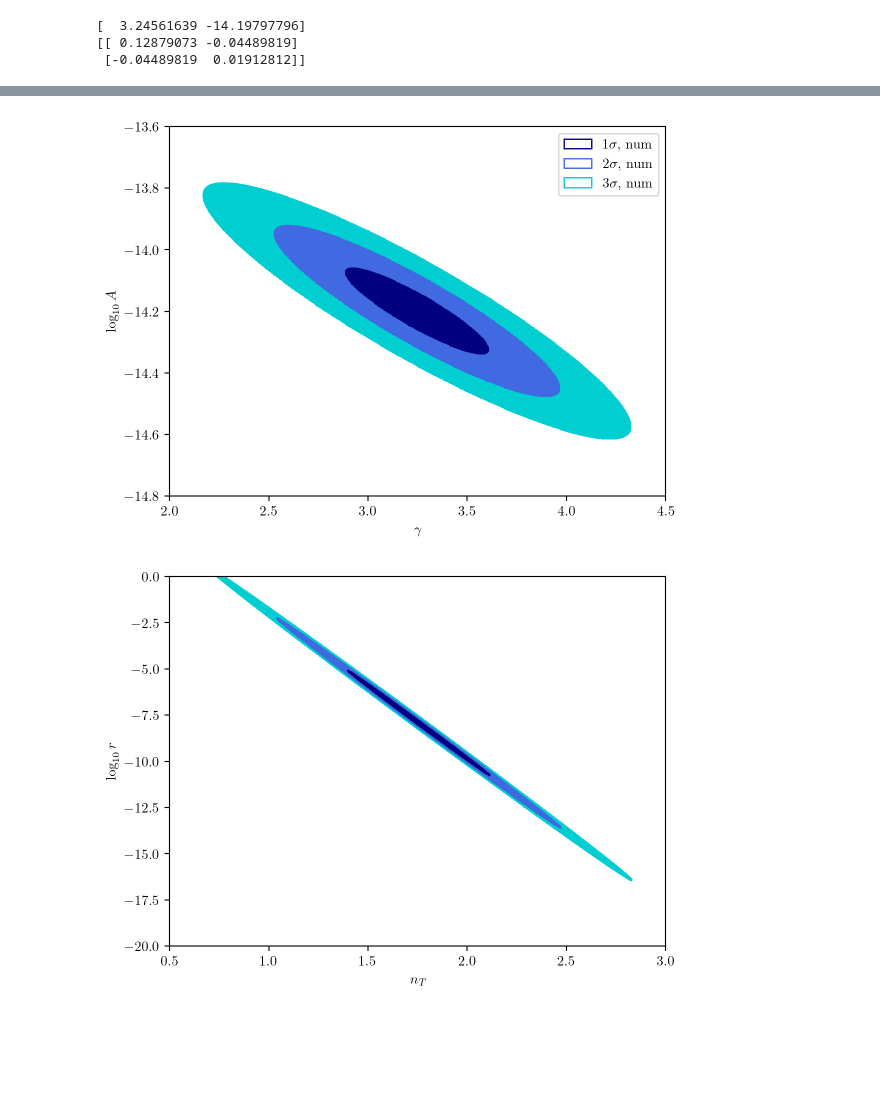
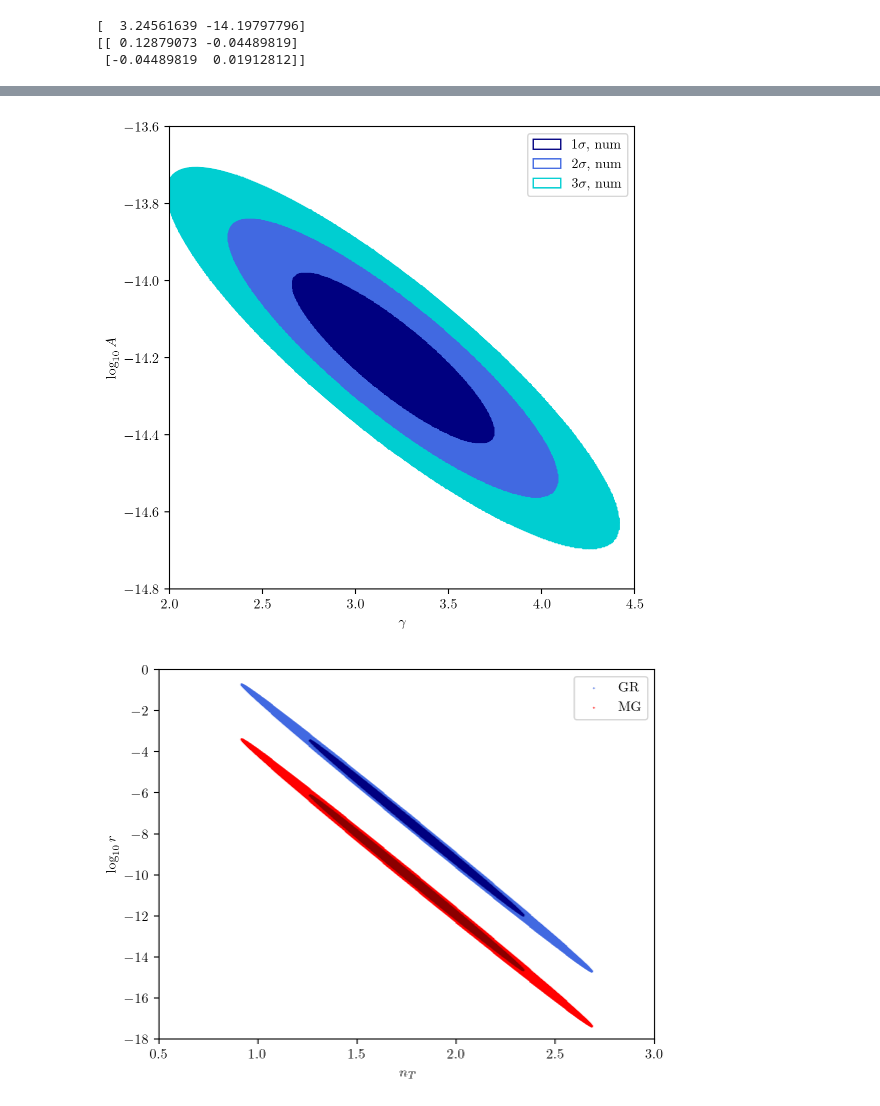
Before and after one commit to V3DK/inflationary-research, a Jupyter notebook: grid_scan.ipynb, the cells around one changed output, grey strips where cells are left out. Cells and saved outputs as stored; diff of their text form; code cells hidden in the pictures; blank space fills up the shorter version.

Commit message:
MCMC sampling code for grid scan

```diff
--- a/grid_scan.ipynb
+++ b/grid_scan.ipynb
@@ -146,8 +170,8 @@ def ellipse_scan(mu, cov, n_std, num_pts):
     pearson = cov[0, 1] / (s_x * s_y)
 
     logA, gamma = np.meshgrid(
-        np.linspace(mu[0] - 3*s_x, mu[0] + 3*s_x, num_pts),
-        np.linspace(mu[1] - 3*s_y, mu[1] + 3*s_y, num_pts))
+        np.linspace(mu[0] - (n_std + 1)*s_x, mu[0] + (n_std + 1)*s_x, num_pts),
+        np.linspace(mu[1] - (n_std + 1)*s_y, mu[1] + (n_std + 1)*s_y, num_pts))
     grid_pairs = list(zip(np.ravel(logA), np.ravel(gamma)))
 
     ellip_pairs = list(filter(lambda pt: ellipse_contains(mu, cov, n_std, pt), grid_pairs))
@@ -165,3 +189,8 @@ cov15 = np.array([[0.127, -0.045], [-0.045, 0.021]])
 [  3.24561639 -14.19797796]
 [[ 0.12879073 -0.04489819]
  [-0.04489819  0.01912812]]
+# %%
+one_val = np.sqrt(-2 * np.log(1 - 0.683))
+two_val = np.sqrt(-2 * np.log(1 - 0.954))
+three_val = np.sqrt(-2 * np.log(1 - 0.997))
+print(one_val, two_val, three_val)
@@ -191,32 +225,37 @@ plt.show()
 # %%
-#grid scan!
+#grid scan
 fig, axs = plt.subplots(1, 1)
 
 dim_pts = 500
 
-mu_curr = mu1
-cov_curr = cov1
+#15 for vagnozzi, 1 for my num
+mu_curr = mu15
+cov_curr = cov15
 
-conf_ellip(mu_curr, cov_curr, axs, 1, edgecolor = 'navy', ls = "-", label = r'$1 \sigma$, num')
-one_pairs = ellipse_scan(mu_curr, cov_curr, 1, dim_pts)
+
+conf_ellip(mu_curr, cov_curr, axs, one_val, edgecolor = 'navy', ls = "-", label = r'$1 \sigma$, num')
+one_pairs = ellipse_scan(mu_curr, cov_curr, one_val, dim_pts)
 axs.scatter(one_pairs[:,0], one_pairs[:,1], s = 0.5, c = 'navy', zorder = 2)
 
-conf_ellip(mu_curr, cov_curr, axs, 2, edgecolor = 'royalblue', ls = "-", label = r'$2 \sigma$, num')
-two_pairs = ellipse_scan(mu_curr, cov_curr, 2, dim_pts)
+conf_ellip(mu_curr, cov_curr, axs, two_val, edgecolor = 'royalblue', ls = "-", label = r'$2 \sigma$, num')
+two_pairs = ellipse_scan(mu_curr, cov_curr, two_val, dim_pts)
 axs.scatter(two_pairs[:,0], two_pairs[:,1], s = 0.5, c = 'royalblue', zorder = 1)
 
-conf_ellip(mu_curr, cov_curr, axs, 3, edgecolor = 'darkturquoise', ls = "-", label = r'$3 \sigma$, num')
-three_pairs = ellipse_scan(mu_curr, cov_curr, 3, dim_pts)
+conf_ellip(mu_curr, cov_curr, axs, three_val, edgecolor = 'darkturquoise', ls = "-", label = r'$3 \sigma$, num')
+three_pairs = ellipse_scan(mu_curr, cov_curr, three_val, dim_pts)
 axs.scatter(three_pairs[:,0], three_pairs[:,1], s = 0.5, c = 'darkturquoise', zorder = 0)
 
 plt.xlabel(r"$\gamma$")
 plt.ylabel(r"$\log_{10} A$")
 
 plt.xlim((2, 4.5))
 plt.ylim((-14.8, -13.6))
 
+fig.set_figwidth(6)
+fig.set_figheight(6)
+
 plt.legend()
 plt.show()
 # %% [output]
-[figure, old version]
+[figure, new version]
 # %%
@@ -236,13 +309,18 @@ three_pairs_infl = np.array([pta_to_infl(pt, s1_GR) for pt in three_pairs])
 # %%
-plt.scatter(one_pairs_infl[:, 0], one_pairs_infl[:, 1], s = 0.1, c = "navy", zorder = 2)
-plt.scatter(two_pairs_infl[:, 0], two_pairs_infl[:, 1], s = 0.1, c = "royalblue", zorder = 1)
-plt.scatter(three_pairs_infl[:, 0], three_pairs_infl[:, 1], s = 0.1, c = "darkturquoise", zorder = 0)
+plt.scatter(GR_one_pairs_infl[:, 0], GR_one_pairs_infl[:, 1], s = 0.1, c = "navy", zorder = 2)
+plt.scatter(GR_two_pairs_infl[:, 0], GR_two_pairs_infl[:, 1], s = 0.1, c = "royalblue", zorder = 1, label = "GR")
+# plt.scatter(GR_three_pairs_infl[:, 0], GR_three_pairs_infl[:, 1], s = 0.1, c = "darkturquoise", zorder = 0)
+
+plt.scatter(MG_one_pairs_infl[:, 0], MG_one_pairs_infl[:, 1], s = 0.1, c = "darkred", zorder = 2)
+plt.scatter(MG_two_pairs_infl[:, 0], MG_two_pairs_infl[:, 1], s = 0.1, c = "red", zorder = 1, label = "MG")
+# plt.scatter(MG_three_pairs_infl[:, 0], MG_three_pairs_infl[:, 1], s = 0.1, c = "lightcoral", zorder = 0)
 
 plt.xlim((0.5, 3))
-plt.ylim((-20, 0))
+plt.ylim((-18, 0))
 
 plt.xlabel(r"$n_T$")
 plt.ylabel(r"$\log_{10} r$")
+plt.legend()
 plt.show()
 # %% [output]
-[figure, old version]
+[figure, new version]
```
Also changed, not shown: parts of 11 cells of this notebook, 3 other files.
